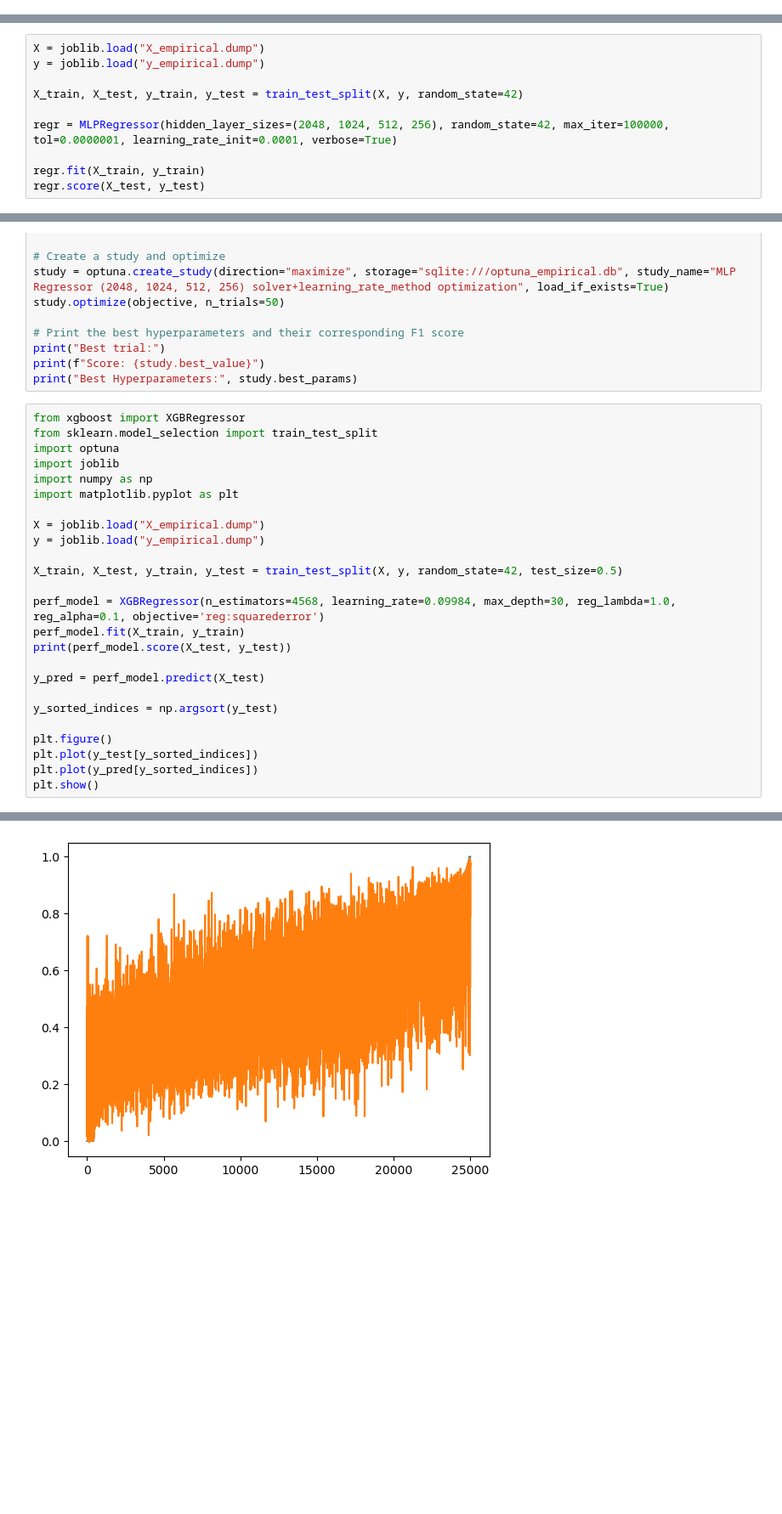
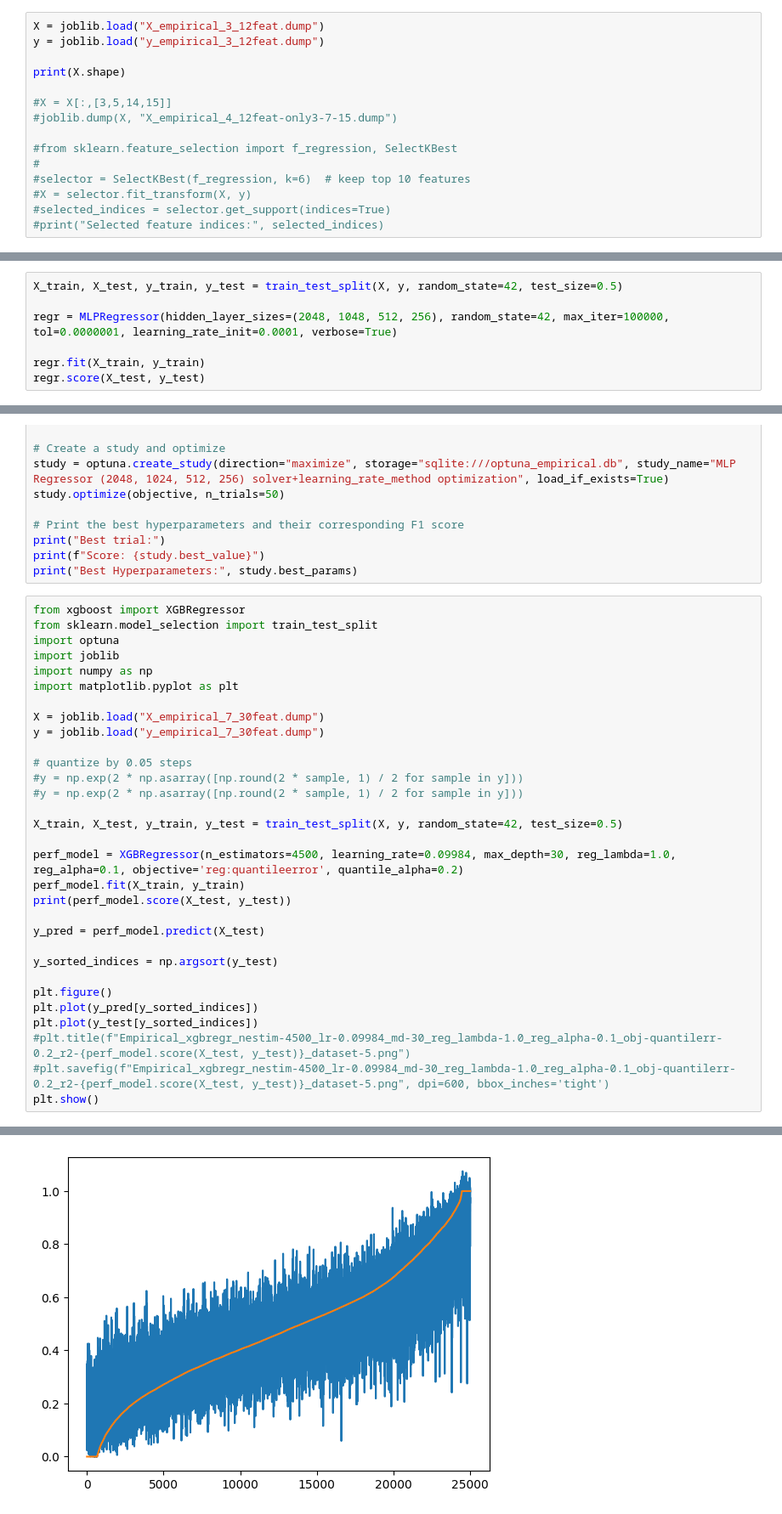
Before and after one commit to YannCharbon/DAGFastSimulator, a Jupyter notebook: EmpiricalPerfEvaluationML.ipynb, the cells around one changed output, grey strips where cells are left out. Shown at 85% size. Cells and saved outputs as stored; diff of their text form; blank space fills up the shorter version.

```diff
--- a/EmpiricalPerfEvaluationML.ipynb
+++ b/EmpiricalPerfEvaluationML.ipynb
@@ -301,0 +900,15 @@ n_samples = 50000, n_features = 7
+# %%
+X = joblib.load("X_empirical_3_12feat.dump")
+y = joblib.load("y_empirical_3_12feat.dump")
+
+print(X.shape)
+
+#X = X[:,[3,5,14,15]]
+#joblib.dump(X, "X_empirical_4_12feat-only3-7-15.dump")
+
+#from sklearn.feature_selection import f_regression, SelectKBest
+#
+#selector = SelectKBest(f_regression, k=6)  # keep top 10 features
+#X = selector.fit_transform(X, y)
+#selected_indices = selector.get_support(indices=True)
+#print("Selected feature indices:", selected_indices)
@@ -302,10 +917,7 @@ n_samples = 50000, n_features = 7
 # %%
-X = joblib.load("X_empirical.dump")
-y = joblib.load("y_empirical.dump")
+X_train, X_test, y_train, y_test = train_test_split(X, y, random_state=42, test_size=0.5)
 
-X_train, X_test, y_train, y_test = train_test_split(X, y, random_state=42)
-
-regr = MLPRegressor(hidden_layer_sizes=(2048, 1024, 512, 256), random_state=42, max_iter=100000, tol=0.0000001, learning_rate_init=0.0001, verbose=True)
+regr = MLPRegressor(hidden_layer_sizes=(2048, 1048, 512, 256), random_state=42, max_iter=100000, tol=0.0000001, learning_rate_init=0.0001, verbose=True)
 
 regr.fit(X_train, y_train)
 regr.score(X_test, y_test)
@@ -404,12 +1077,16 @@ import joblib
 import numpy as np
 import matplotlib.pyplot as plt
 
-X = joblib.load("X_empirical.dump")
-y = joblib.load("y_empirical.dump")
+X = joblib.load("X_empirical_7_30feat.dump")
+y = joblib.load("y_empirical_7_30feat.dump")
+
+# quantize by 0.05 steps
+#y = np.exp(2 * np.asarray([np.round(2 * sample, 1) / 2 for sample in y]))
+#y = np.exp(2 * np.asarray([np.round(2 * sample, 1) / 2 for sample in y]))
 
 X_train, X_test, y_train, y_test = train_test_split(X, y, random_state=42, test_size=0.5)
 
-perf_model = XGBRegressor(n_estimators=4568, learning_rate=0.09984, max_depth=30, reg_lambda=1.0, reg_alpha=0.1, objective='reg:squarederror')
+perf_model = XGBRegressor(n_estimators=4500, learning_rate=0.09984, max_depth=30, reg_lambda=1.0, reg_alpha=0.1, objective='reg:quantileerror', quantile_alpha=0.2)
 perf_model.fit(X_train, y_train)
 print(perf_model.score(X_test, y_test))
 
@@ -418,7 +1095,9 @@ y_pred = perf_model.predict(X_test)
 y_sorted_indices = np.argsort(y_test)
 
 plt.figure()
+plt.plot(y_pred[y_sorted_indices])
 plt.plot(y_test[y_sorted_indices])
-plt.plot(y_pred[y_sorted_indices])
+#plt.title(f"Empirical_xgbregr_nestim-4500_lr-0.09984_md-30_reg_lambda-1.0_reg_alpha-0.1_obj-quantilerr-0.2_r2-{perf_model.score(X_test, y_test)}_dataset-5.png")
+#plt.savefig(f"Empirical_xgbregr_nestim-4500_lr-0.09984_md-30_reg_lambda-1.0_reg_alpha-0.1_obj-quantilerr-0.2_r2-{perf_model.score(X_test, y_test)}_dataset-5.png", dpi=600, bbox_inches='tight')
 plt.show()
 # %% [output]
@@ -426 +1105 @@ plt.show()
-[figure, old version]
+[figure, new version]
```
Also changed, not shown: parts of 17 cells of this notebook, 21 other files.
